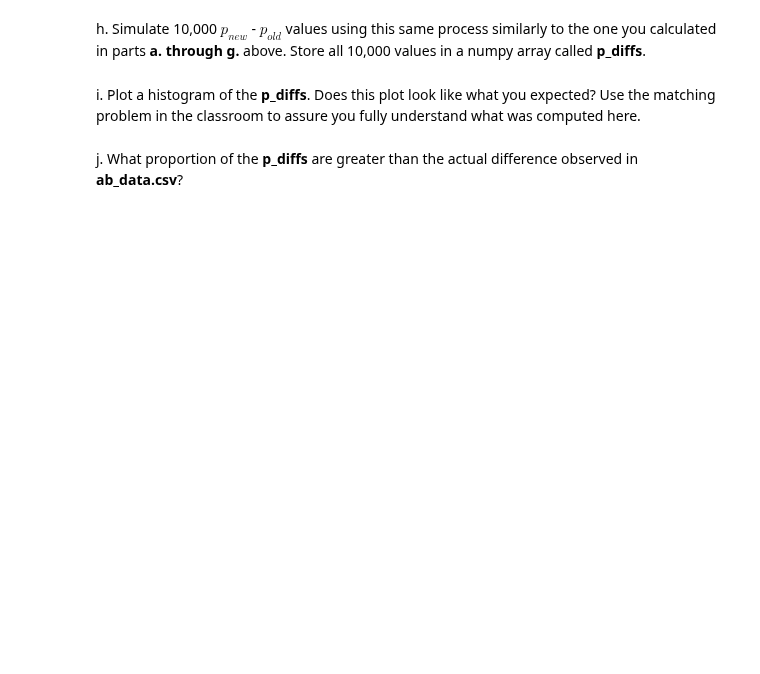
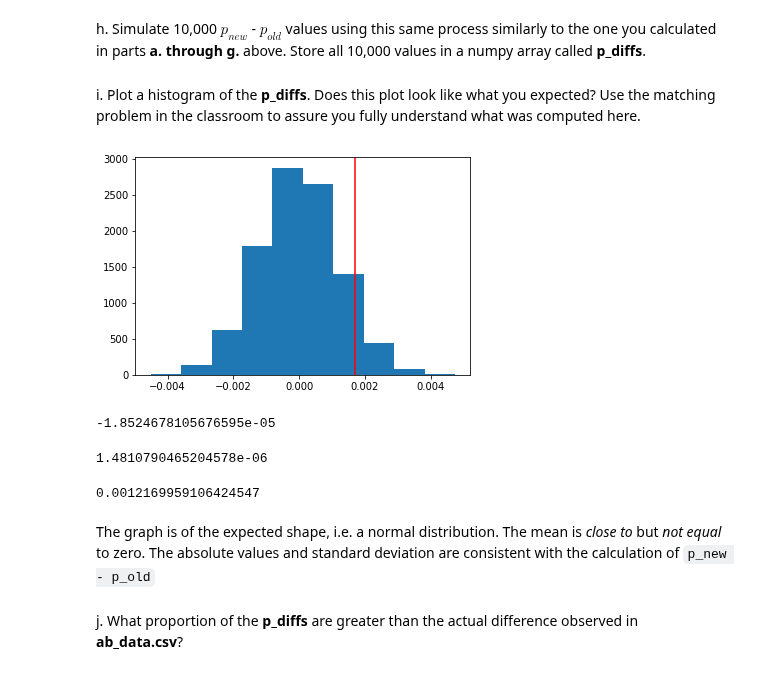
Before and after one commit to Zabamund/datasci-nano, a Jupyter notebook: AnalyzeABTest/Analyze_ab_test_results_notebook.ipynb, the cells around one changed output. Drawn from its saved outputs; the diff is of its cells as text; code cells hidden in the pictures; blank space fills up the shorter version.

```diff
--- a/AnalyzeABTest/Analyze_ab_test_results_notebook.ipynb
+++ b/AnalyzeABTest/Analyze_ab_test_results_notebook.ipynb
@@ -441,0 +441,3 @@ array([ 1,  0,  0, ...,  1, -1,  0])
+# %%
+p_new_diff = (new_page_converted.sum() / len(new_page_converted))
+p_new_diff
@@ -441,0 +446,3 @@ array([ 1,  0,  0, ...,  1, -1,  0])
+# %%
+p_old_diff = (old_page_converted.sum() / len(old_page_converted))
+p_old_diff
@@ -441,0 +451,4 @@ array([ 1,  0,  0, ...,  1, -1,  0])
+# %%
+# p_new - p_old senso question g.
+p_diff = p_new_diff - p_old_diff
+p_diff
@@ -449,4 +459,54 @@ array.add results
+# %%
+"""
+Create empty array
+Calculate input variables only once
+Run loop n-times repeating steps in cells above
+Calculate `p_new - p_old` and append in array
+Convert array to numpy.array
+"""
+store = []
+
+p_new_diffs = df2['converted'].mean()
+p_old_diffs = df2['converted'].mean()
+n_new_diffs = len(df2[df2['group']=='treatment'])
+n_old_diffs = len(df2[df2['group']=='control'])
+p1 = 1-p_new_diffs
+p2 = 1-p_old_diffs
+
+for i in range(int(1e4)):
+    new_page_converted_diffs = np.random.choice([0,1], n_new_diffs, p=[p1, p_new_diffs])
+    old_page_converted_diffs = np.random.choice([0,1], n_old_diffs, p=[p2, p_old_diffs])
+    p_new_diff_calc = (new_page_converted_diffs.sum() / len(new_page_converted_diffs))
+    p_old_diff_calc = (old_page_converted_diffs.sum() / len(old_page_converted_diffs))
+    p_diffs_calc = p_new_diff_calc - p_old_diff_calc
+    store.append(p_diffs_calc)
+
+p_diffs = np.array(store)
 # %% [markdown]
 i. Plot a histogram of the **p_diffs**.  Does this plot look like what you expected?  Use the matching problem in the classroom to assure you fully understand what was computed here.
+# %%
+# histogram of p_diffs
+plt.hist(p_diffs);
+# where the actual difference observed in **ab_data.csv** falls on null distribution
+plt.axvline(x=p_diff, color = 'red');
+# %% [output]
+[figure, added]
+# %%
+# calculate mean of p_diffs
+p_diffs.mean()
+# %% [output]
+-1.8524678105676595e-05
+# %%
+# calculate variance of p_diffs
+np.var(p_diffs)
+# %% [output]
+1.4810790465204578e-06
+# %%
+# calculate standard deviation of p_diffs
+np.std(p_diffs)
+# %% [output]
+0.0012169959106424547
+# %% [markdown]
+The graph is of the expected shape, i.e. a normal distribution. The mean is *close to* but *not equal* to zero. The absolute values and standard deviation are consistent with the calculation of `p_new - p_old`
 # %% [markdown]
 j. What proportion of the **p_diffs** are greater than the actual difference observed in **ab_data.csv**?
```
Also changed, not shown: parts of 26 cells of this notebook.
